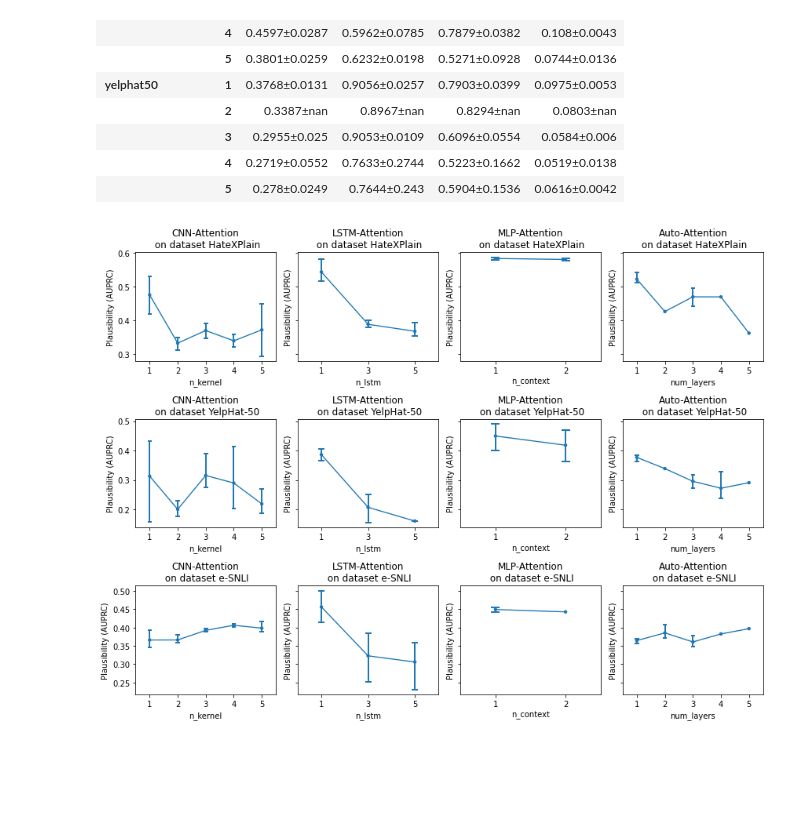
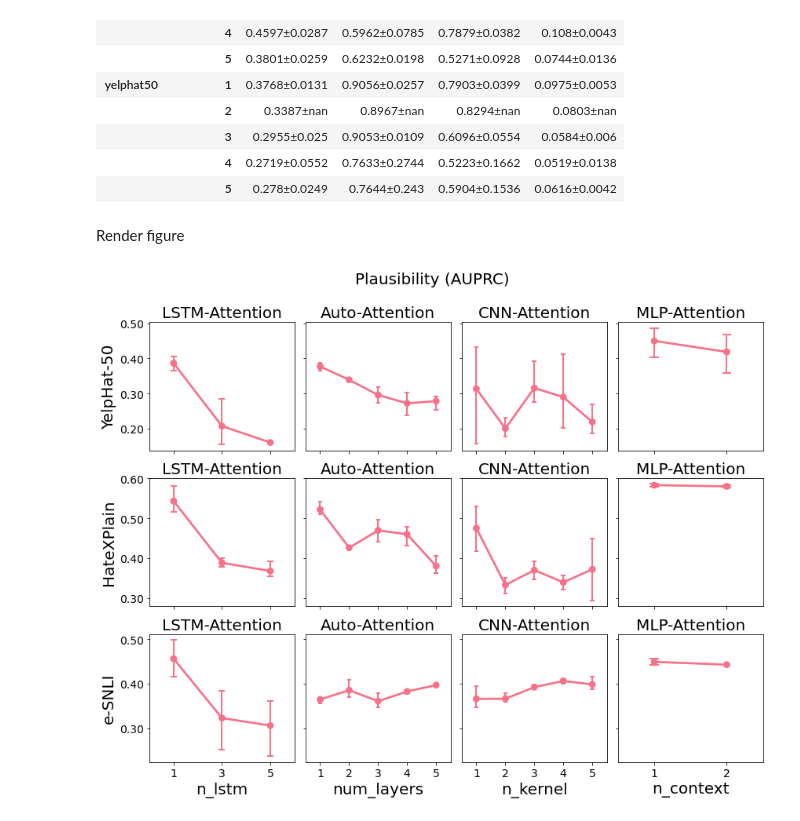
Before and after one commit to Kihansi95/ExplanationPairSentencesTasks, a Jupyter notebook: notebooks/2022-11-03 Contextualization impact on plausibility.ipynb, the cells around one changed output. Saved outputs shown, nothing was run; the diff lists cells and outputs as text; code cells hidden in the pictures; blank space fills up the shorter version.

Commit message:
Render some figures for thesis manuscrit

```diff
--- a/notebooks/2022-11-03 Contextualization impact on plausibility.ipynb
+++ b/notebooks/2022-11-03 Contextualization impact on plausibility.ipynb
@@ -17,7 +17,7 @@ import pandas as pd
 import seaborn as sns
 from matplotlib import pyplot as plt
 
-summary_dir = '/Users/dunguyen/Projects/IGRIDA/historic/2022-11-03/summary'
+summary_dir = '/Users/dunguyen/Developer/server_backup/historic/2022-11-03/summary'
 
 datasets = {
     'hatexplain': 'HateXPlain',
@@ -84,7 +84,7 @@ CNN Attention: 95 Confidential
 |  | 2 | 0.2001±0.0314 | 0.9256±0.017 | 0.2044±0.0345 | 0.4975±0.0912 |
 |  | 3 | 0.3154±0.074 | 0.9289±0.0121 | 0.3575±0.1037 | 0.4474±0.0803 |
 # %%
-summary_dir = '/Users/dunguyen/Projects/IGRIDA/historic/2022-11-03/summary'
+summary_dir = '/Users/dunguyen/Developer/server_backup/historic/2022-11-03/summary'
 
 datasets = {
     'hatexplain': 'HateXPlain',
@@ -157,5 +146,5 @@ Name: a:Precision, dtype: float64
 # %%
-summary_dir = '/Users/dunguyen/Projects/IGRIDA/historic/2022-11-03/summary'
+summary_dir = '/Users/dunguyen/Developer/server_backup/historic/2022-11-03/summary'
 
 datasets = {
     'hatexplain': 'HateXPlain',
@@ -228,7 +217,7 @@ LSTM Attention: 95 Confidential
 |  | 3 | 0.2068±0.0487 | 0.8833±0.0379 | 0.1946±0.0423 | 0.4382±0.075 |
 |  | 5 | 0.1602±0.0004 | 0.925±0.0094 | 0.1495±0.0025 | 0.2938±0.0342 |
 # %%
-summary_dir = '/Users/dunguyen/Projects/IGRIDA/historic/2022-11-03/summary'
+summary_dir = '/Users/dunguyen/Developer/server_backup/historic/2022-11-03/summary'
 
 datasets = {
     'hatexplain': 'HateXPlain',
@@ -312,23 +301,28 @@ Auto Attention: 95 Confidential
 |  | 3 | 0.2955±0.025 | 0.9053±0.0109 | 0.6096±0.0554 | 0.0584±0.006 |
 |  | 4 | 0.2719±0.0552 | 0.7633±0.2744 | 0.5223±0.1662 | 0.0519±0.0138 |
 |  | 5 | 0.278±0.0249 | 0.7644±0.243 | 0.5904±0.1536 | 0.0616±0.0042 |
+# %% [markdown]
+Render figure
 # %%
 import pandas as pd
 import seaborn as sns
 from matplotlib import pyplot as plt
+from matplotlib.ticker import FormatStrFormatter
 
-summary_dir = '/Users/dunguyen/Projects/IGRIDA/historic/2022-11-03/summary'
+summary_dir = '/Users/dunguyen/Developer/server_backup/historic/2022-11-03/summary'
+
+colors = sns.color_palette("husl", 3)
 
 models = {
+    'lstm_attention': 'LSTM-Attention',
+    'auto_attention': 'Auto-Attention',
     'cnn_attention': 'CNN-Attention',
-    'lstm_attention': 'LSTM-Attention',
     'mlp_attention': 'MLP-Attention',
-    'auto_attention': 'Auto-Attention',
 }
 
 datasets = {
+    'yelphat50': 'YelpHat-50',
     'hatexplain': 'HateXPlain',
-    'yelphat50': 'YelpHat-50',
     'esnli': 'e-SNLI',
 }
 
@@ -340,39 +334,50 @@ criteria = {
 }
 
 
-def plot_criteria(df, y_axis, fpath, models, datasets, criteria, ylabel=None):
+def plot_criteria(df, y_axis, fpath, models, datasets, criteria, title=None):
     fig, axes = plt.subplots(3, 4, figsize=(12, 9), sharey='row')
     col = 0
     row = 0
 
     for m, model_name in models.items():
         for d, dataset_name in datasets.items():
             parquet_path = path.join(summary_dir, m, d, 'summary.parquet')
             summary = pd.read_parquet(parquet_path)
             ax = axes[row][col]
 
             g = sns.pointplot(ax=ax, data=summary, x=criteria[m], y=y_axis,
                                     linestyles='-',
                                     errwidth=2,
                                     capsize=0.1,
                                     dodge=True,
-                                    scale=0.5,
-                                    #palette='husl'
+                                    scale=1,
+                                    color=colors[0]
                                    )
 
-            g.set_title(f'{model_name}\n on dataset {dataset_name}')
-            g.set(ylabel=ylabel or y_axis, xlabel=criteria[m])
+            #g.set_title(f'{model_name}\n on dataset {dataset_name}')
+            g.set_title(model_name, fontsize=20)
+            xlabel=criteria[m]
+            #g.set(ylabel=ylabel or y_axis, xlabel=xlabel,fontsize=16)
+            ax.yaxis.set_major_formatter(FormatStrFormatter('%.2f'))
+            ax.set_xlabel(xlabel, fontsize = 20.0)
+            ax.set_ylabel(dataset_name, fontsize = 20.0)
+            ax.tick_params(axis='x', labelsize=14)
+            ax.tick_params(axis='y', labelsize=14)
 
             row += 1
 
         col += 1
         row = 0
 
+    for axs in axes.flat:
+        axs.label_outer()
+
     fig.tight_layout()
-    plt.savefig(fpath, bbox_inches="tight")
+    fig.suptitle(title, fontsize=20,y=1.05)
+    plt.savefig(fpath, bbox_inches="tight", dpi=600)
     plt.show()
 
-plot_criteria(df, 'a:AUPRC', path.join(tmp_path, 'summary_auprc.png'), models, datasets, criteria, ylabel='Plausibility (AUPRC)')
+plot_criteria(df, 'a:AUPRC', path.join(tmp_path, 'summary_auprc.png'), models, datasets, criteria, title='Plausibility (AUPRC)')
 # %% [output]
-[figure, old version]
+[figure, new version]
 # %%
```
Also changed, not shown: parts of 6 cells of this notebook, 6 other files.
